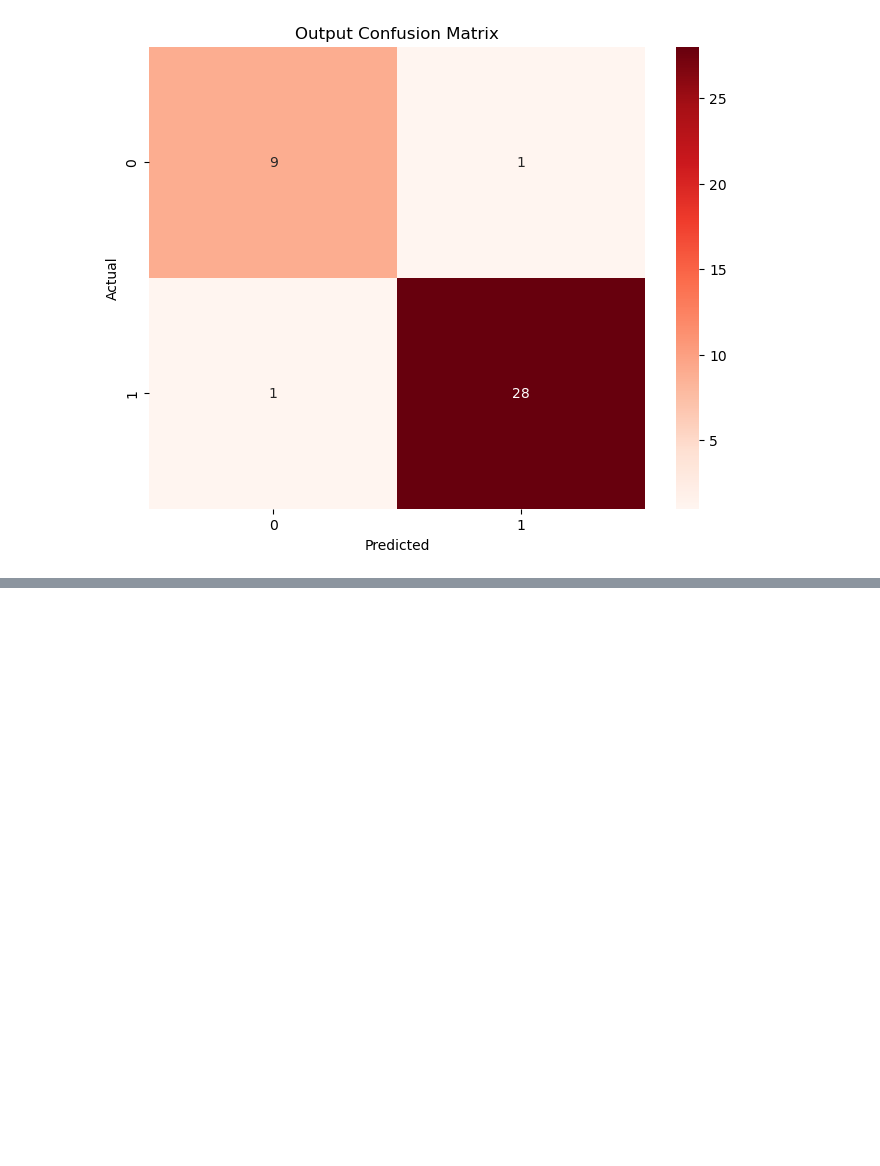
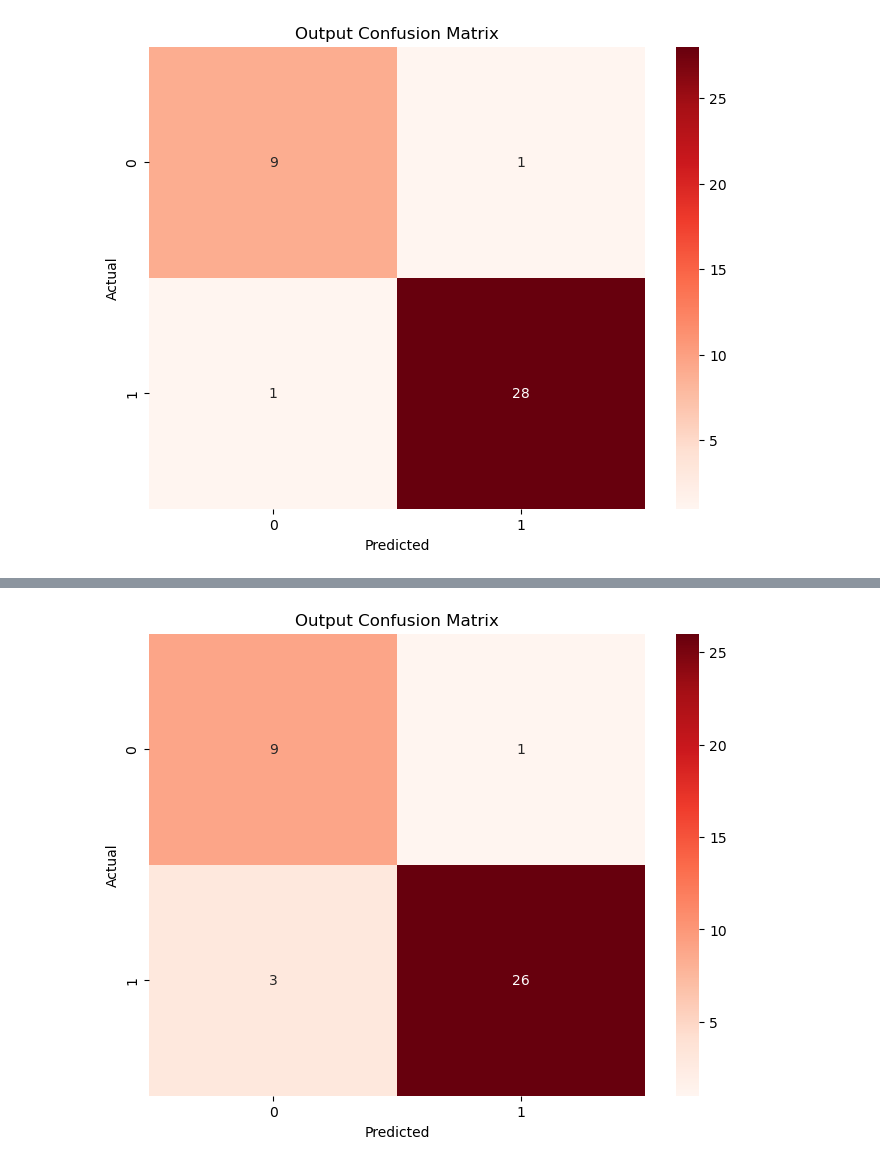
Before and after one commit to yaniss02/parkinson_detection, a Jupyter notebook: Untitled.ipynb, the cells around one changed output, grey strips where cells are left out. Saved outputs shown, nothing was run; the diff lists cells and outputs as text; code cells hidden in the pictures; blank space fills up the shorter version.

Commit message:
all algorithms, and ensemble voting done:

```diff
--- a/Untitled.ipynb
+++ b/Untitled.ipynb
@@ -535,0 +574,11 @@ plt.title("Output Confusion Matrix")
+# %%
+ensemble_model = VotingClassifier(estimators=[
+    ('logistic', logistic_model),
+    ('tree', tree_model),
+    ('rf', rf_model),
+    ('svm', svm_model)
+], voting='hard')
+ensemble_model.fit(X_train, y_train)
+ensemble_preds = ensemble_model.predict(X_test)
+print("Ensemble Model Classification Report:")
+print(classification_report(y_test, ensemble_preds))
@@ -535,0 +620,11 @@ plt.title("Output Confusion Matrix")
+# %%
+cm =confusion_matrix(y_test,ensemble_preds)
+plt.figure(figsize=(8,6))
+fg=sns.heatmap(cm,annot=True,cmap="Reds")
+figure=fg.get_figure()
+plt.xlabel('Predicted')
+plt.ylabel('Actual')
+plt.title("Output Confusion Matrix")
+plt.show()
+# %% [output]
+[figure, added]
```
Also changed, not shown: parts of 10 cells of this notebook.
